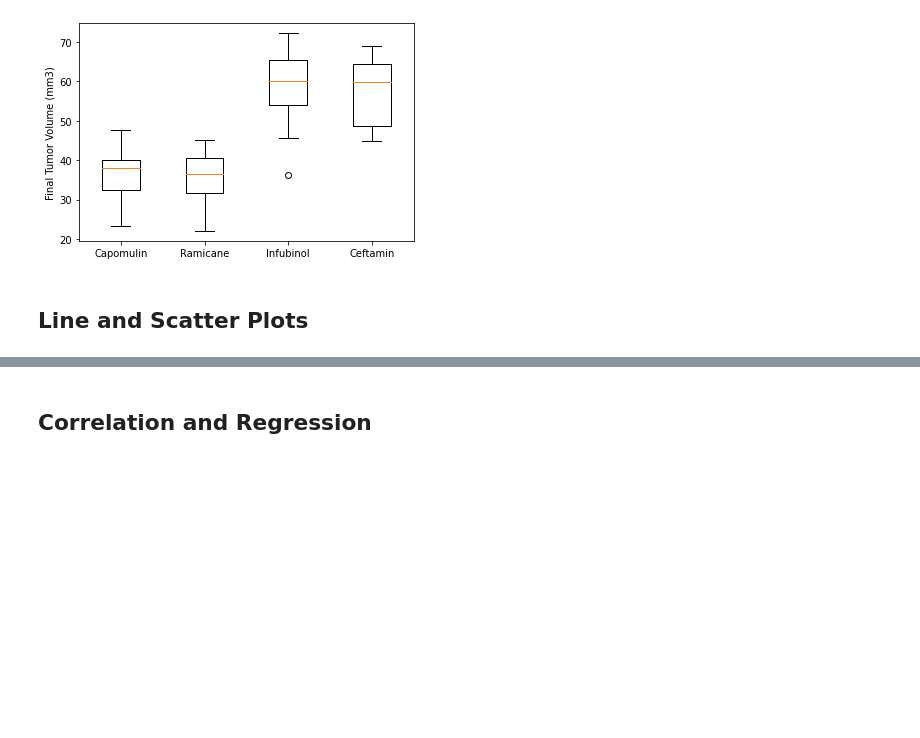
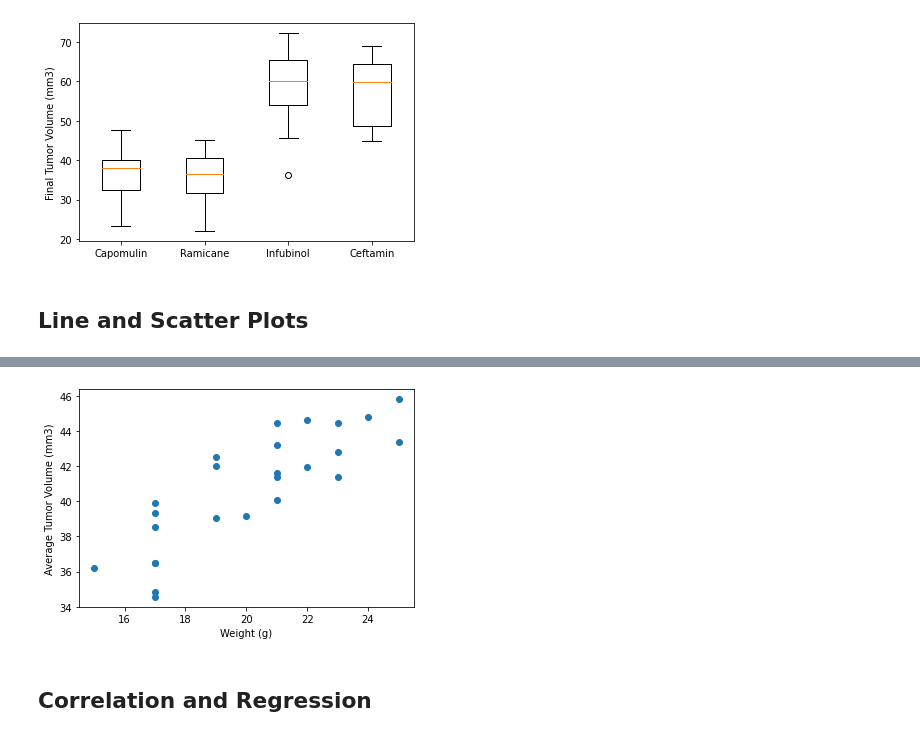
Before and after one commit to MrMrRPG/matplotlib_challenge, a Jupyter notebook: Pymaceuticals/pymaceuticals_starter.ipynb, the cells around one changed output, grey strips where cells are left out. Cells and saved outputs as stored; diff of their text form; code cells hidden in the pictures; blank space fills up the shorter version.

```diff
--- a/Pymaceuticals/pymaceuticals_starter.ipynb
+++ b/Pymaceuticals/pymaceuticals_starter.ipynb
@@ -306,5 +310,17 @@ ValueError: Cannot index with multidimensional key
 # %%
 # Generate a scatter plot of average tumor volume vs. mouse weight for the Capomulin regimen
+
+cap_grouped_mice = capomulin_only.groupby(capomulin_only["Mouse ID"])
+cap_mean_mice_weight = cap_grouped_mice["Weight (g)"].mean()
+cap_mean_tum_vol = cap_grouped_mice["Tumor Volume (mm3)"].mean()
+
+plt.scatter(cap_mean_mice_weight, cap_mean_tum_vol)
+plt.xlabel("Weight (g)")
+plt.ylabel("Average Tumor Volume (mm3)")
+
+plt.show()
+# %% [output]
+[figure, added]
 # %% [markdown]
 ## Correlation and Regression
 # %%
```
Also changed, not shown: parts of 2 cells of this notebook.
